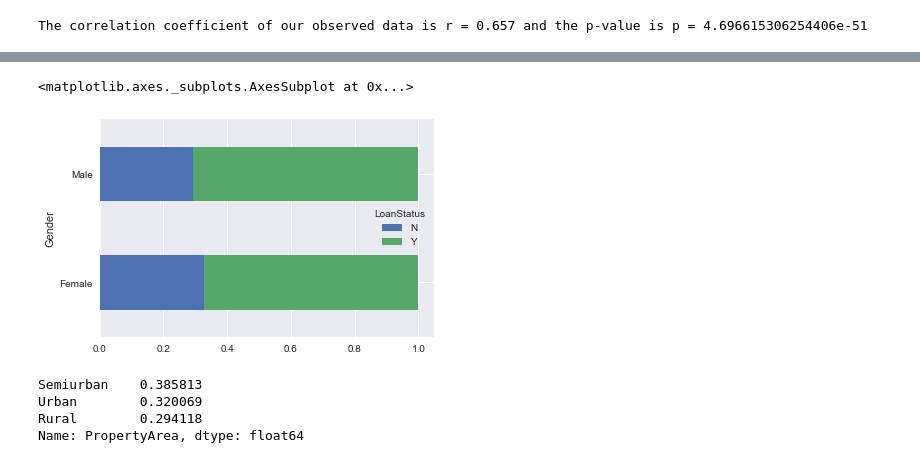
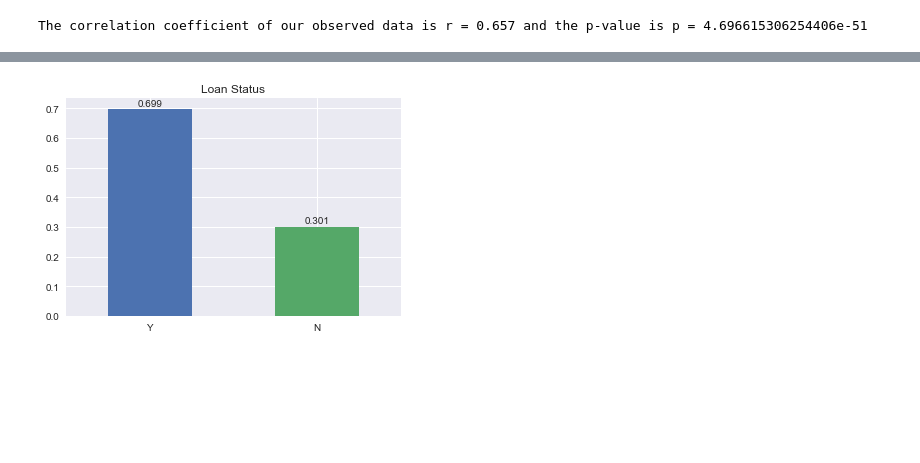
Before and after one commit to sedale33/Springboard, a Jupyter notebook: CP1HomeLoan.ipynb, the cells around one changed output, grey strips where cells are left out. Saved outputs shown, nothing was run; the diff lists cells and outputs as text; code cells hidden in the pictures; blank space fills up the shorter version.

```diff
--- a/CP1HomeLoan.ipynb
+++ b/CP1HomeLoan.ipynb
@@ -500,12 +308,15 @@ df3.groupby(['CreditHistory','LoanStatus']).size().groupby(level=[0]).apply(lamb
-# %%
-df3.groupby(['Gender','LoanStatus']).size().groupby(level=[0]).apply(lambda x: x / x.sum()).unstack().plot.barh(stacked=True, rot=0, legend=True)
-# %% [output]
-<matplotlib.axes._subplots.AxesSubplot at 0x...>
-[figure, removed]
-# %%
-df3['PropertyArea'].value_counts(normalize=True)
-# %% [output]
-Semiurban    0.385813
-Urban        0.320069
-Rural        0.294118
-Name: PropertyArea, dtype: float64
+# %%
+df3['LoanStatus'].value_counts(normalize=True).plot(kind='bar', rot=0)
+
+#Add labels
+x = list(round(df3['LoanStatus'].value_counts(normalize=True), 3).index)
+y = round(df3['LoanStatus'].value_counts(normalize=True), 3)
+x_pos = [i for i, _ in enumerate(x)]
+
+for a, b in zip(x_pos,y):
+    plt.text(a, b + 0.01, b, ha='center')
+
+plt.title('Loan Status')
+plt.show()
+# %% [output]
+[figure, added]
```
Also changed, not shown: parts of 44 cells of this notebook.
